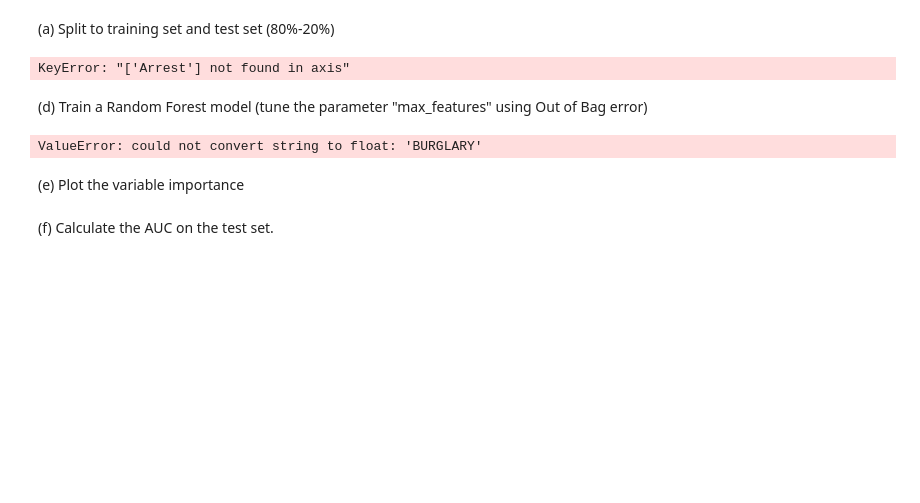
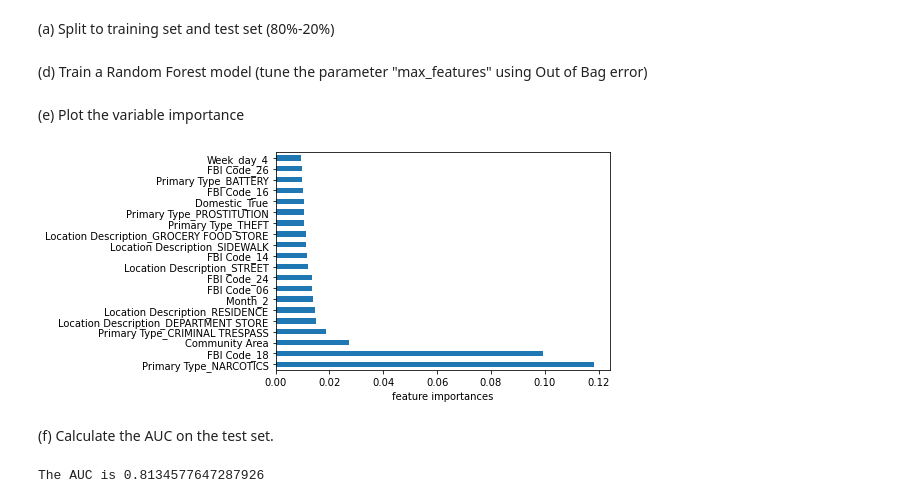
Before and after one commit to LiorSukman/machine-learning-for-ns-hw-repo, a Jupyter notebook: HW3/HW3_notebook.ipynb, the cells around one changed output. Drawn from its saved outputs; the diff is of its cells as text; code cells hidden in the pictures; blank space fills up the shorter version.

```diff
--- a/HW3/HW3_notebook.ipynb
+++ b/HW3/HW3_notebook.ipynb
@@ -80,0 +82,6 @@ data = df[["Arrest", "Date", "Year", "Primary Type", "Location Description", "Do
+# %%
+data.insert(1, 'Date_object', pd.to_datetime(data['Date'], format='%m/%d/%Y %I:%M:%S %p'))
+data.insert(1, 'Hour', pd.DatetimeIndex(data['Date_object']).hour)
+data.insert(2, 'Week_day', data['Date_object'].dt.dayofweek)
+data.insert(3, 'Month', pd.DatetimeIndex(data['Date_object']).month)
+data = data.drop(columns=['Date', 'Date_object'])
@@ -104,9 +113,8 @@ memory usage: 722.7+ KB
 # %%
 #Build Dataframes of binary variables and join with data
-categorical_variables = ["Arrest",  'Primary Type', 'Location Description', 'Domestic', 'Beat', 'District', 'Ward', 'FBI Code'] #which features do you think is categorial?
+categorical_variables = ['Hour', 'Week_day', 'Month', 'Year', 'Primary Type', 'Location Description', 'Domestic', 'Beat', 'District', 'Ward', 'FBI Code']
 df_list = []
 for categoria in categorical_variables:
     df = pd.get_dummies(data[categoria], prefix=categoria, drop_first=True)
     data = pd.concat([data, df] ,axis=1)
     data = data.drop(columns=[categoria])
-data
@@ -137,7 +120,0 @@ memory usage: 4.9+ MB
-# %%
-#Don't you think these categoreis should be "one-hot encoding" as well?
-data.insert(1, 'Date_object', pd.to_datetime(data['Date'], format='%m/%d/%Y %I:%M:%S %p'))
-data.insert(1, 'Hour', pd.DatetimeIndex(data['Date_object']).hour)
-data.insert(2, 'week_day', data['Date_object'].dt.dayofweek)
-data.insert(3, 'Month', pd.DatetimeIndex(data['Date_object']).month)
-data = data.drop(columns=['Date', 'Date_object'])
@@ -174,12 +143,9 @@ def split_df (target_name: str, data: pd.DataFrame):
 # %%
 target_name = "Arrest"
 X_train, X_test, y_train, y_test = split_df(target_name, data)
-# %% [output]
-KeyError: "['Arrest'] not found in axis"
 # %% [markdown]
 (d) Train a Random Forest model (tune the parameter "max_features" using Out of Bag error)
 # %%
 random_forest = RandomForestClassifier(random_state=0, oob_score=True) #is this what they mean by tuning max_features using oob?
 _ = random_forest.fit(X_train, y_train)
+y_predicted = random_forest.predict(X_test)
-# %% [output]
-ValueError: could not convert string to float: 'BURGLARY'
@@ -188,4 +152,15 @@ y_predicted = random_forest.predict(X_test)
 # %% [markdown]
 (e) Plot the variable importance
+# %%
+feat_importances = pd.Series(random_forest.feature_importances_, index=X_train.columns)
+_=feat_importances.nlargest(20).plot(kind='barh')
+_=plt.xlabel("feature importances")
+# %% [output]
+[figure, added]
 # %% [markdown]
 (f) Calculate the AUC on the test set.
+# %%
+fpr, tpr, thresholds = roc_curve(y_test, y_predicted)
+print(f"The AUC is {auc(fpr, tpr)}")
+# %% [output]
+The AUC is 0.8134577647287926
```
Also changed, not shown: parts of 9 cells of this notebook.
